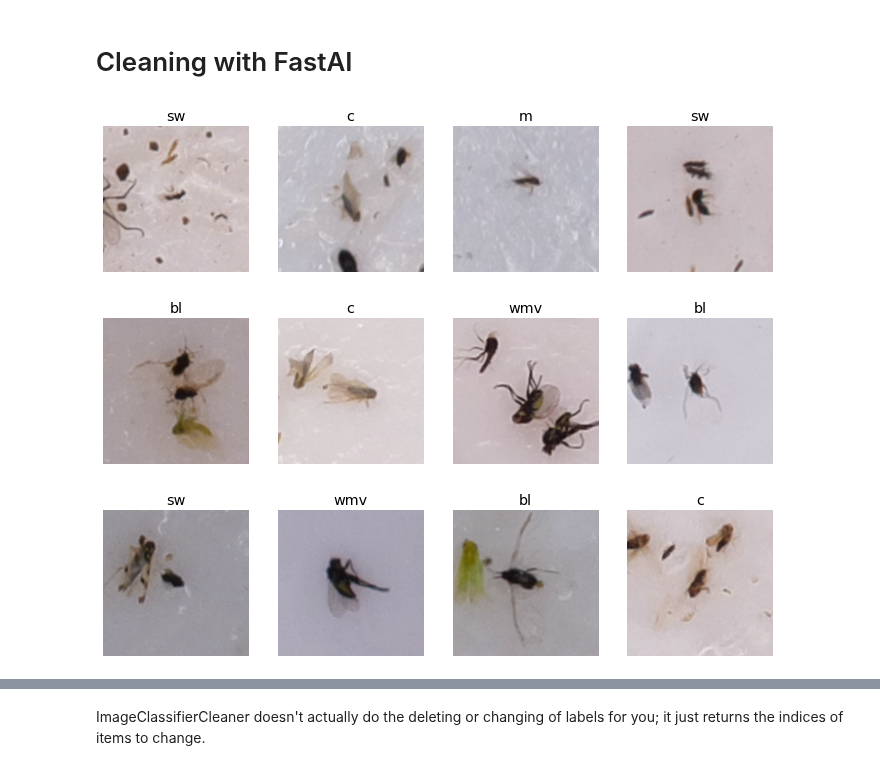
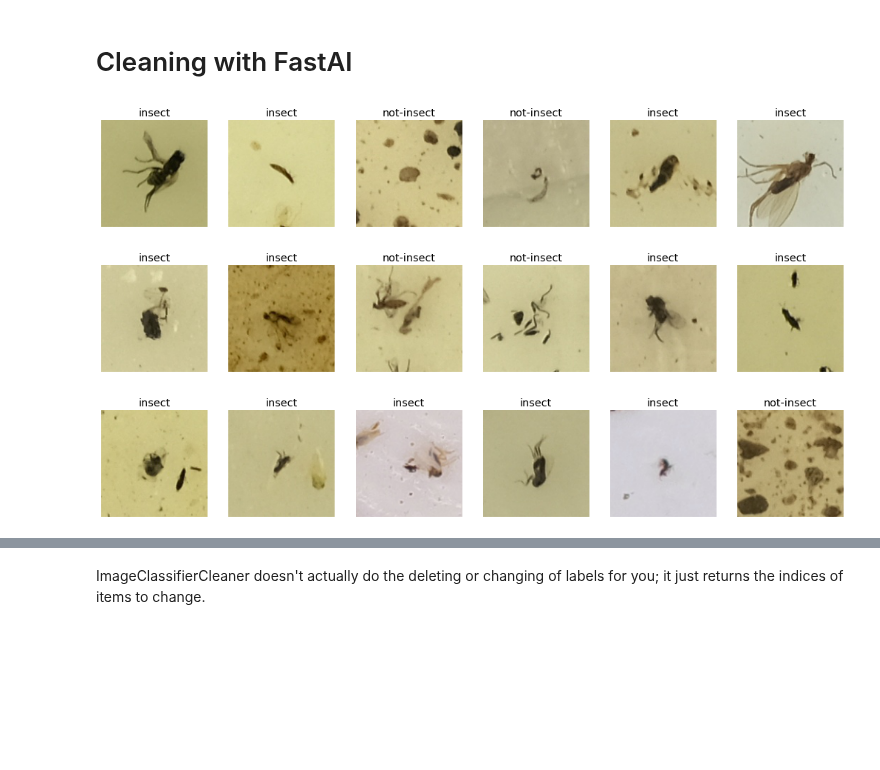
Before and after one commit to kalfasyan/stickybugs-ai, a Jupyter notebook: 010_CleanLab_data_cleaning.ipynb, the cells around one changed output, grey strips where cells are left out. Saved outputs shown, nothing was run; the diff lists cells and outputs as text; code cells hidden in the pictures; blank space fills up the shorter version.

```diff
--- a/010_CleanLab_data_cleaning.ipynb
+++ b/010_CleanLab_data_cleaning.ipynb
@@ -135,17 +47,0 @@ failed = verify_images(fns)
-# %%
-bears = DataBlock(
-    # provide a tuple where we specify what types we want for the independent and dependent variables:
-    blocks=(ImageBlock, CategoryBlock), # What kinds of data we are working with
-    get_items=get_image_files, # How to get the list of items
-    splitter=RandomSplitter(valid_pct=0.2, seed=42), # How to create the validation set
-    get_y=parent_label, # How to label these items, gets the name of the folder a file is in
-    item_tfms=Resize(150)) # Transformation: picture resize
-
-dls = bears.dataloaders(path) # the path where the images can be found
-dls.train.show_batch(max_n=4, nrows=1) # check training set
-dls.valid.show_batch(max_n=4, nrows=1) # check validation set
-dls.show_batch(max_n=4, nrows=1) # check data
-# %% [output]
-[figure, removed]
-[figure, removed]
-[figure, removed]
@@ -151,0 +59,9 @@ dls.show_batch(max_n=4, nrows=1) # check data
+# %%
+dls = insects.dataloaders(path) # the path where the images can be found
+dls.train.show_batch(max_n=6, nrows=1) # check training set
+dls.valid.show_batch(max_n=6, nrows=1) # check validation set
+dls.show_batch(max_n=6, nrows=1) # check data
+# %% [output]
+[figure, added]
+[figure, added]
+[figure, added]
```
Also changed, not shown: parts of 26 cells of this notebook, 3 other files.
